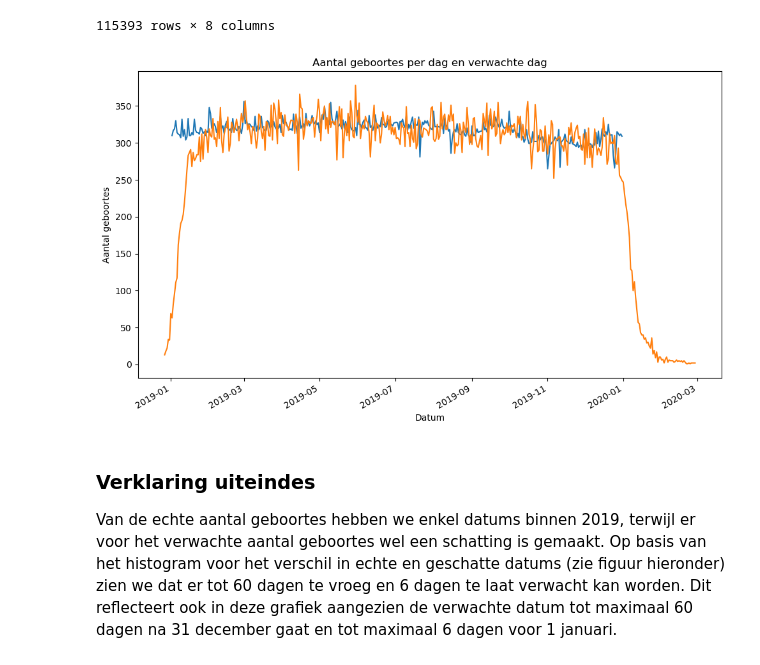
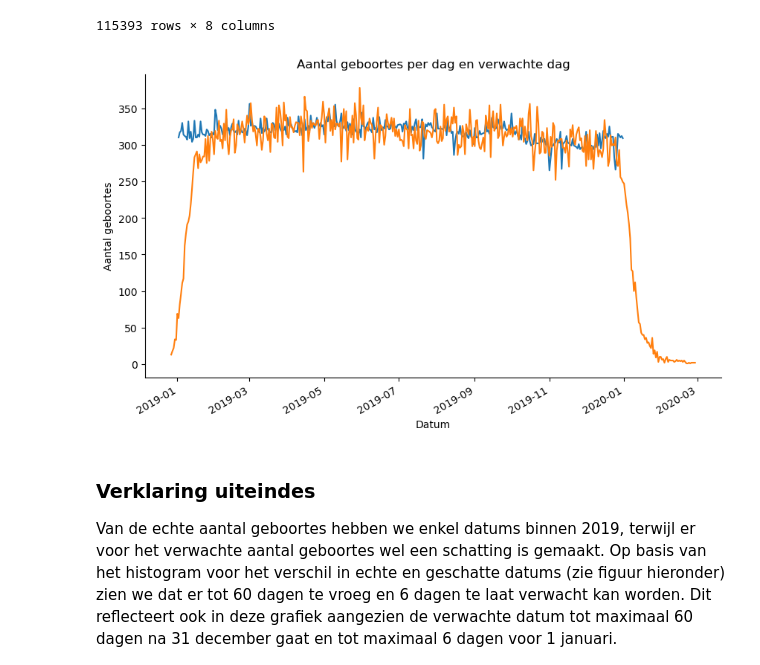
Before and after one commit to TinneCJM/DS_examen_Tinne_Mertens_deel2, a Jupyter notebook: notebooks/examen_deel2.ipynb, the cells around one changed output. Saved outputs shown, nothing was run; the diff lists cells and outputs as text; code cells hidden in the pictures.

```diff
--- a/notebooks/examen_deel2.ipynb
+++ b/notebooks/examen_deel2.ipynb
@@ -203,14 +207,15 @@ geboortes_datums
 # %%
 fig, ax = plt.subplots(figsize=(10, 6))
 
 geboortes_datums.groupby('datum').size().plot(ax=ax, label='Echte aantal geboortes')
 geboortes_datums.groupby('verwachte_datum').size().plot(ax=ax, label='Verwacht aantal geboortes')
 
 ax.set(title='Aantal geboortes per dag en verwachte dag', xlabel='Datum', ylabel='Aantal geboortes')
-plt.tight_layout()
-plt.show()
+
+ax.spines['top'].set_visible(False)
+ax.spines['right'].set_visible(False)
 # %% [output]
-[figure, old version]
+[figure, new version]
 # %% [markdown]
 ### Verklaring uiteindes
 Van de echte aantal geboortes hebben we enkel datums binnen 2019, terwijl er voor het verwachte aantal geboortes wel een schatting is gemaakt. Op basis van het histogram voor het verschil in echte en geschatte datums (zie figuur hieronder) zien we dat er tot 60 dagen te vroeg en 6 dagen te laat verwacht kan worden. Dit reflecteert ook in deze grafiek aangezien de verwachte datum tot maximaal 60 dagen na 31 december gaat en tot maximaal 6 dagen voor 1 januari.
```
Also changed, not shown: parts of 1 cell of this notebook.
